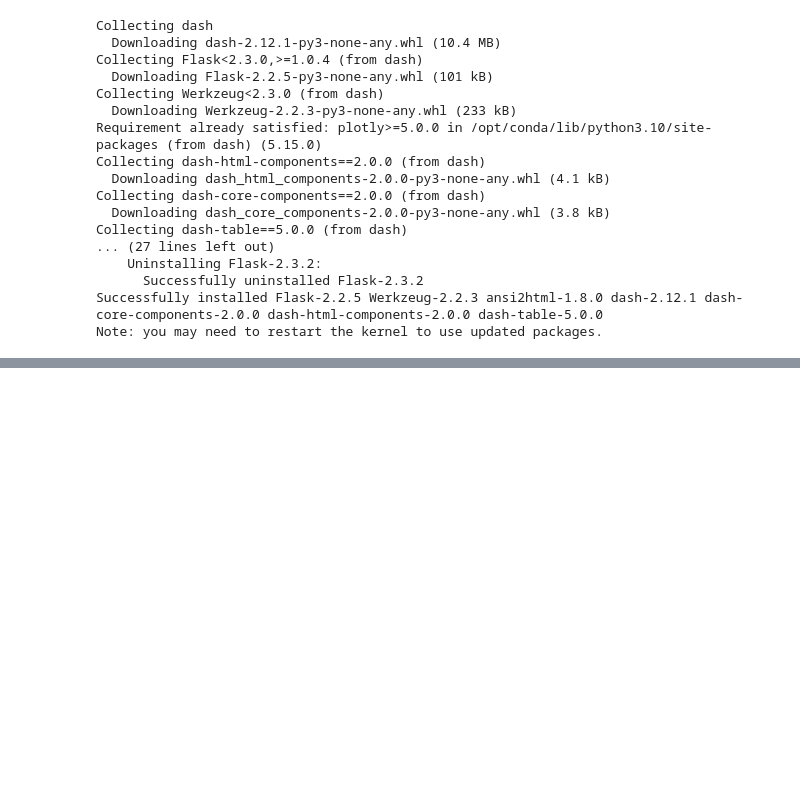
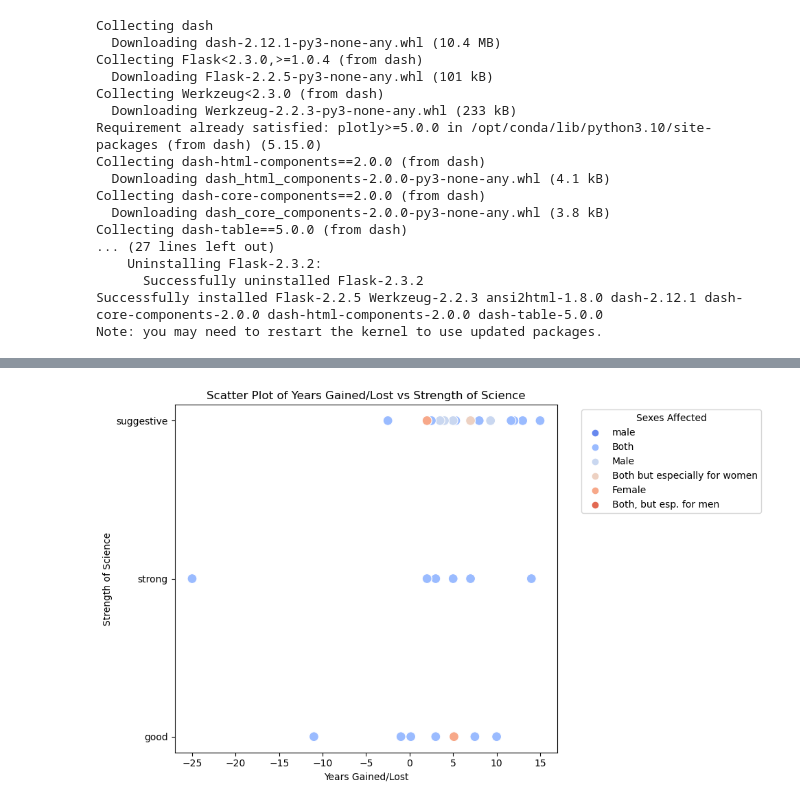
Before and after one commit to raj-rajat/Life-Longevity-Factors, a Jupyter notebook: life-longevity-factors.ipynb, the cells around one changed output, grey strips where cells are left out. Drawn from its saved outputs; the diff is of its cells as text; code cells hidden in the pictures; blank space fills up the shorter version.

```diff
--- a/life-longevity-factors.ipynb
+++ b/life-longevity-factors.ipynb
@@ -289,0 +395,12 @@ fig_bubble.show()
+# %%
+# Create a scatter plot of years gained or lost vs strength of science
+plt.figure(figsize=(10, 6))
+sns.scatterplot(x='Years gained / lost', y='strength of science?', data=positive_effect_data_sorted, hue='sexes affected', palette='coolwarm', s=100)
+plt.title('Scatter Plot of Years Gained/Lost vs Strength of Science')
+plt.xlabel('Years Gained/Lost')
+plt.ylabel('Strength of Science')
+plt.legend(title='Sexes Affected', bbox_to_anchor=(1.05, 1), loc='upper left')
+plt.tight_layout()
+plt.show()
+# %% [output]
+[figure, added]
```
Also changed, not shown: parts of 11 cells of this notebook.
